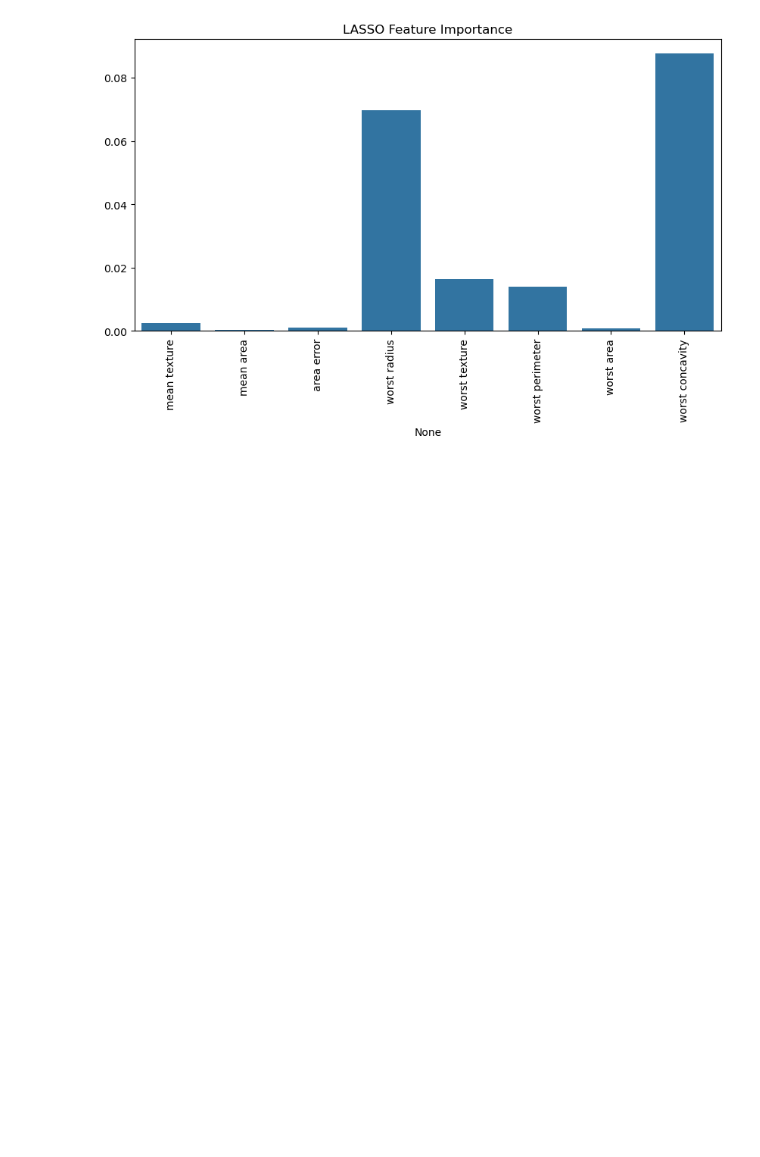
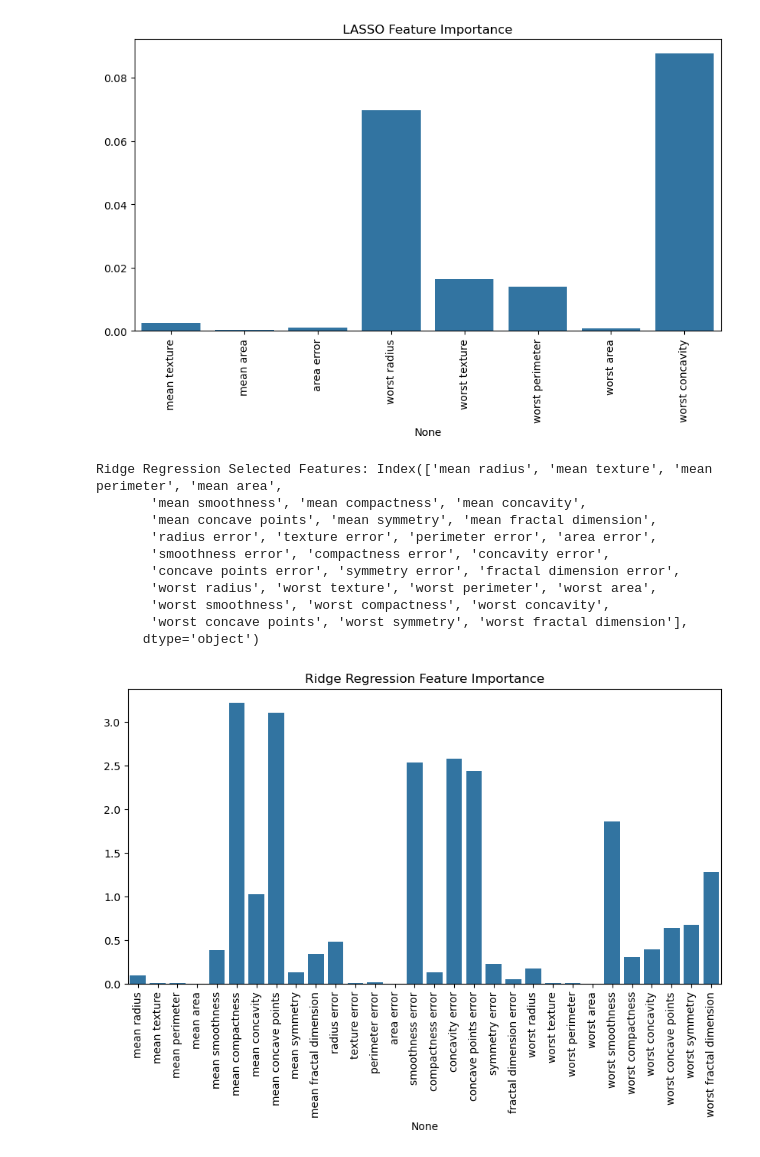
Before and after one commit to tasninanika/Feature_Selection, a Jupyter notebook: selection.ipynb, the cells around one changed output. Drawn from its saved outputs; the diff is of its cells as text; code cells hidden in the pictures; blank space fills up the shorter version.

Commit message:
apply Redge regression selection features

```diff
--- a/selection.ipynb
+++ b/selection.ipynb
@@ -262,3 +262,29 @@ LASSO Selected Features: Index(['mean texture', 'mean area', 'area error', 'wors
        'worst texture', 'worst perimeter', 'worst area', 'worst concavity'],
       dtype='object')
 [figure]
+# %%
+# ---- RIDGE REGRESSION (L2) ----
+# 11. Ridge Regression (L2 Regularization)
+ridge = Ridge(alpha=0.01)
+ridge.fit(X_train, y_train)
+selected_features = X.columns[np.abs(ridge.coef_) != 0]
+print("Ridge Regression Selected Features:", selected_features)
+
+# Visualization
+plt.figure(figsize=(10, 5))
+sns.barplot(x=selected_features, y=np.abs(ridge.coef_[np.abs(ridge.coef_) != 0]))
+plt.xticks(rotation=90)
+plt.title("Ridge Regression Feature Importance")
+plt.show()
+# %% [output]
+Ridge Regression Selected Features: Index(['mean radius', 'mean texture', 'mean perimeter', 'mean area',
+       'mean smoothness', 'mean compactness', 'mean concavity',
+       'mean concave points', 'mean symmetry', 'mean fractal dimension',
+       'radius error', 'texture error', 'perimeter error', 'area error',
+       'smoothness error', 'compactness error', 'concavity error',
+       'concave points error', 'symmetry error', 'fractal dimension error',
+       'worst radius', 'worst texture', 'worst perimeter', 'worst area',
+       'worst smoothness', 'worst compactness', 'worst concavity',
+       'worst concave points', 'worst symmetry', 'worst fractal dimension'],
+      dtype='object')
+[figure, added]
```
